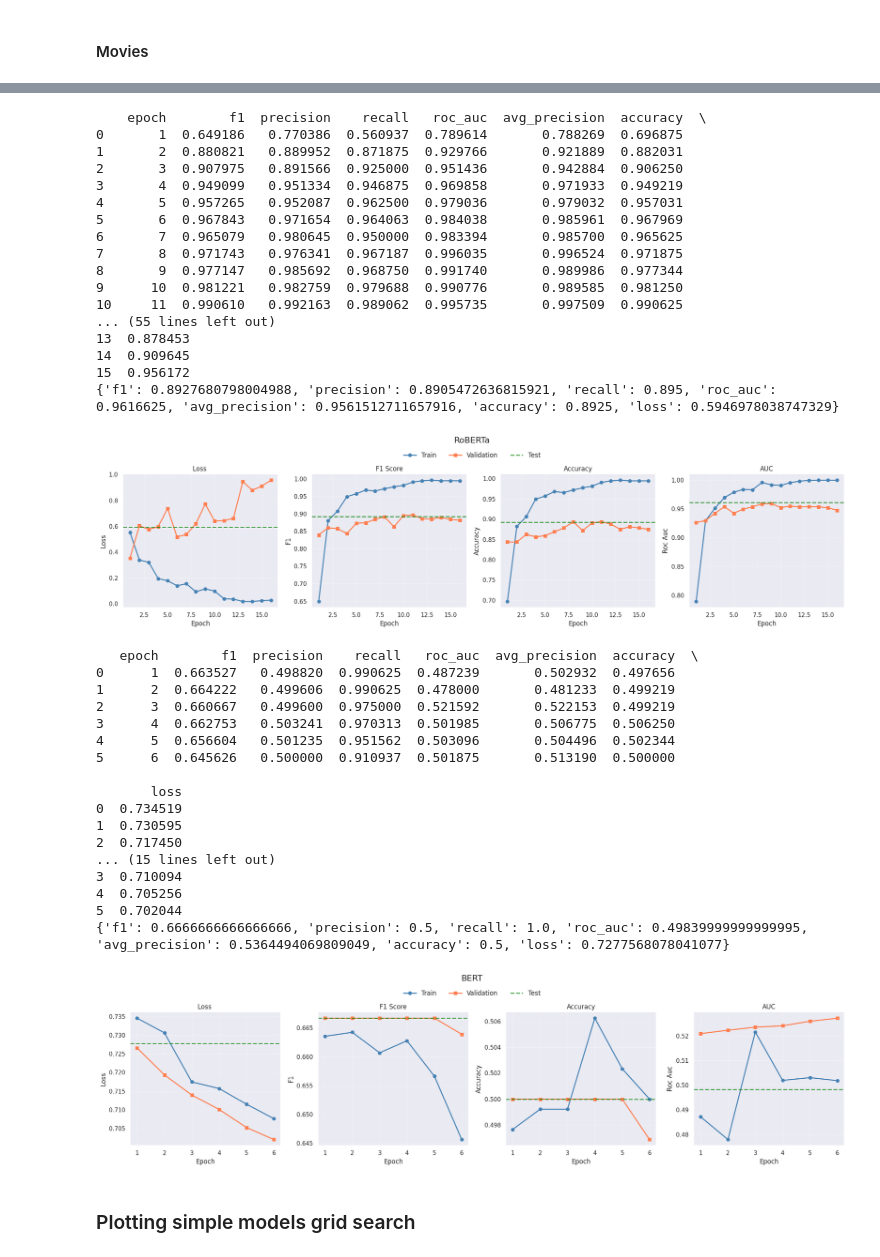
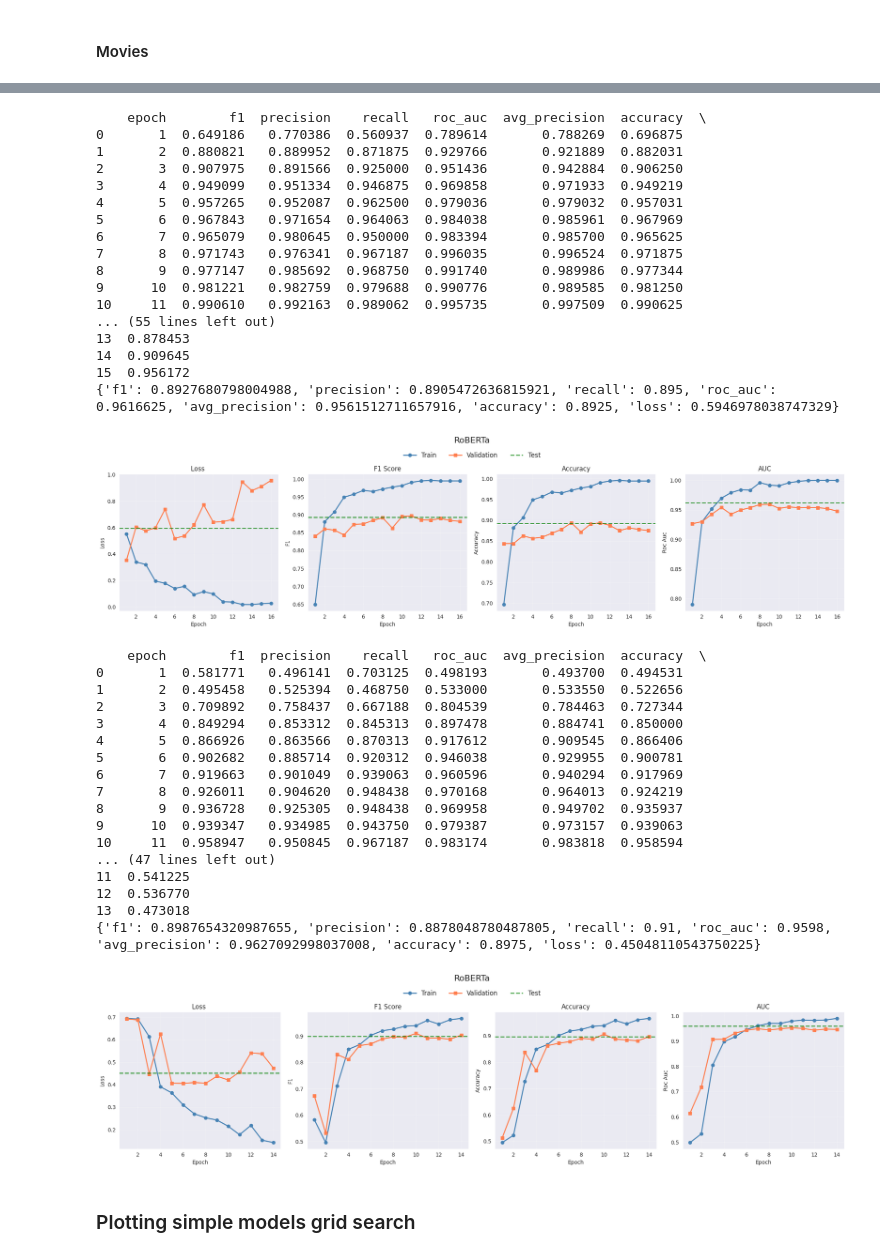
Before and after one commit to alan-man/tal-projet, a Jupyter notebook: plots_models.ipynb, the cells around one changed output, grey strips where cells are left out. Drawn from its saved outputs; the diff is of its cells as text; code cells hidden in the pictures.

```diff
--- a/plots_models.ipynb
+++ b/plots_models.ipynb
@@ -495,6 +469,0 @@ plot_trans(results, savename="plots/movies_trans_bert_20ep_128ml", title="BERT")
-# %%
-json_path = Path('results_json/movies_transformer_128_2e-05_FacebookAI_roberta-base_results.json')
-with open(json_path, 'r') as f:
-    results = json.load(f)
-
-plot_trans(results, savename="plots/movies_transformer_128_2e-05_roberta", title="RoBERTa")
@@ -520,6 +469,0 @@ plot_trans(results, savename="plots/movies_transformer_128_2e-05_roberta", title
-# %%
-json_path = Path('results_json/movies_transformer_128_2e-06_bert-base-cased_results.json')
-with open(json_path, 'r') as f:
-    results = json.load(f)
-
-plot_trans(results, savename="plots/movies_transformer_128_2e-06_bert", title="BERT")
@@ -545,6 +469,0 @@ plot_trans(results, savename="plots/movies_transformer_128_2e-06_bert", title="B
-# %%
-json_path = Path('results_json/movies_transformer_256_2e-05_FacebookAI_roberta-base_results.json')
-with open(json_path, 'r') as f:
-    results = json.load(f)
-
-plot_trans(results, savename="plots/movies_transformer_256_2e-05_roberta", title="RoBERTa")
@@ -570,6 +469,0 @@ plot_trans(results, savename="plots/movies_transformer_256_2e-05_roberta", title
-# %%
-json_path = Path('results_json/movies_transformer_256_2e-06_FacebookAI_roberta-base_results.json')
-with open(json_path, 'r') as f:
-    results = json.load(f)
-
-plot_trans(results, savename="plots/movies_transformer_256_2e-06_roberta", title="RoBERTa")
@@ -597,7 +472,7 @@ json_path = Path('results_json/movies_transformer_512_2e-05_FacebookAI_roberta-b
 with open(json_path, 'r') as f:
     results = json.load(f)
 
-plot_trans(results, savename="plots/movies_transformer_512_2e-05_roberta", title="RoBERTa")
+plot_trans(results, savename="plots/movies_transformer_512_2e-05_roberta1", title="RoBERTa")
 # %% [output]
     epoch        f1  precision    recall   roc_auc  avg_precision  accuracy  \
 0       1  0.649186   0.770386  0.560937  0.789614       0.788269  0.696875
@@ -616,32 +491,32 @@ plot_trans(results, savename="plots/movies_transformer_512_2e-05_roberta", title
 14  0.909645
 15  0.956172
 {'f1': 0.8927680798004988, 'precision': 0.8905472636815921, 'recall': 0.895, 'roc_auc': 0.9616625, 'avg_precision': 0.9561512711657916, 'accuracy': 0.8925, 'loss': 0.5946978038747329}
-[figure, old version]
+[figure, new version]
 # %%
-json_path = Path('results_json/movies_transformer_512_2e-06_bert-base-cased_results.json')
+json_path = Path('results_json/movies_transformer_512_2e-06_FacebookAI_roberta-base_results.json')
 with open(json_path, 'r') as f:
     results = json.load(f)
 
-plot_trans(results, savename="plots/movies_transformer_512_2e-06_bert", title="BERT")
+plot_trans(results, savename="plots/movies_transformer_512_2e-06_roberta", title="RoBERTa")
 # %% [output]
-   epoch        f1  precision    recall   roc_auc  avg_precision  accuracy  \
-0      1  0.663527   0.498820  0.990625  0.487239       0.502932  0.497656
-1      2  0.664222   0.499606  0.990625  0.478000       0.481233  0.499219
-2      3  0.660667   0.499600  0.975000  0.521592       0.522153  0.499219
-3      4  0.662753   0.503241  0.970313  0.501985       0.506775  0.506250
-4      5  0.656604   0.501235  0.951562  0.503096       0.504496  0.502344
-5      6  0.645626   0.500000  0.910937  0.501875       0.513190  0.500000
-
-       loss
-0  0.734519
-1  0.730595
-2  0.717450
-... (15 lines left out)
-3  0.710094
-4  0.705256
-5  0.702044
-{'f1': 0.6666666666666666, 'precision': 0.5, 'recall': 1.0, 'roc_auc': 0.49839999999999995, 'avg_precision': 0.5364494069809049, 'accuracy': 0.5, 'loss': 0.7277568078041077}
+    epoch        f1  precision    recall   roc_auc  avg_precision  accuracy  \
+0       1  0.581771   0.496141  0.703125  0.498193       0.493700  0.494531
+1       2  0.495458   0.525394  0.468750  0.533000       0.533550  0.522656
+2       3  0.709892   0.758437  0.667188  0.804539       0.784463  0.727344
+3       4  0.849294   0.853312  0.845313  0.897478       0.884741  0.850000
+4       5  0.866926   0.863566  0.870313  0.917612       0.909545  0.866406
+5       6  0.902682   0.885714  0.920312  0.946038       0.929955  0.900781
+6       7  0.919663   0.901049  0.939063  0.960596       0.940294  0.917969
+7       8  0.926011   0.904620  0.948438  0.970168       0.964013  0.924219
+8       9  0.936728   0.925305  0.948438  0.969958       0.949702  0.935937
+9      10  0.939347   0.934985  0.943750  0.979387       0.973157  0.939063
+10     11  0.958947   0.950845  0.967187  0.983174       0.983818  0.958594
+... (47 lines left out)
+11  0.541225
+12  0.536770
+13  0.473018
+{'f1': 0.8987654320987655, 'precision': 0.8878048780487805, 'recall': 0.91, 'roc_auc': 0.9598, 'avg_precision': 0.9627092998037008, 'accuracy': 0.8975, 'loss': 0.45048110543750225}
-[figure, old version]
+[figure, new version]
 # %% [markdown]
 ### Plotting simple models grid search
 # %%
```
Also changed, not shown: parts of 5 cells of this notebook, 1 other file.
